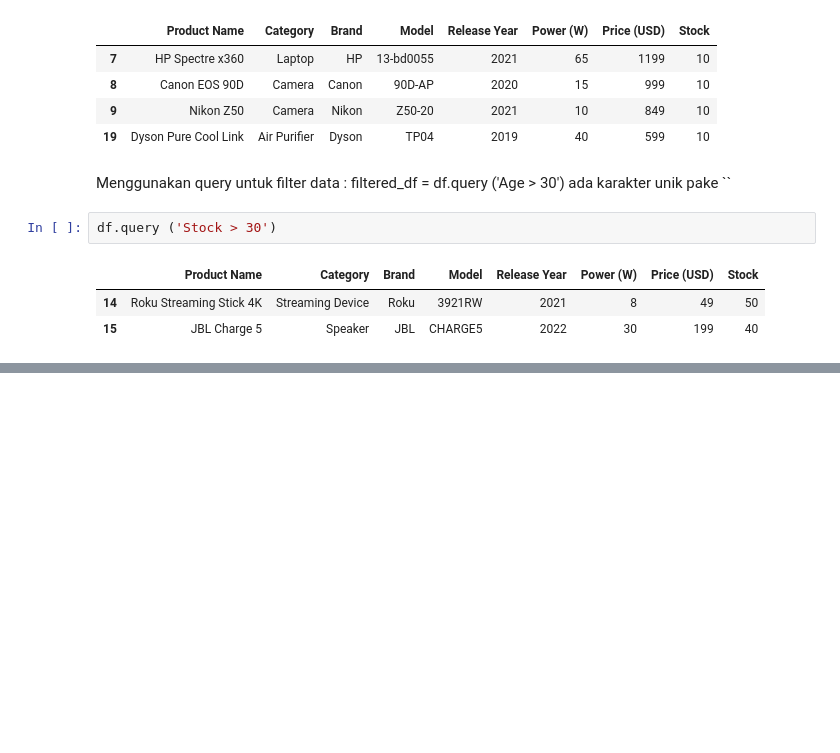
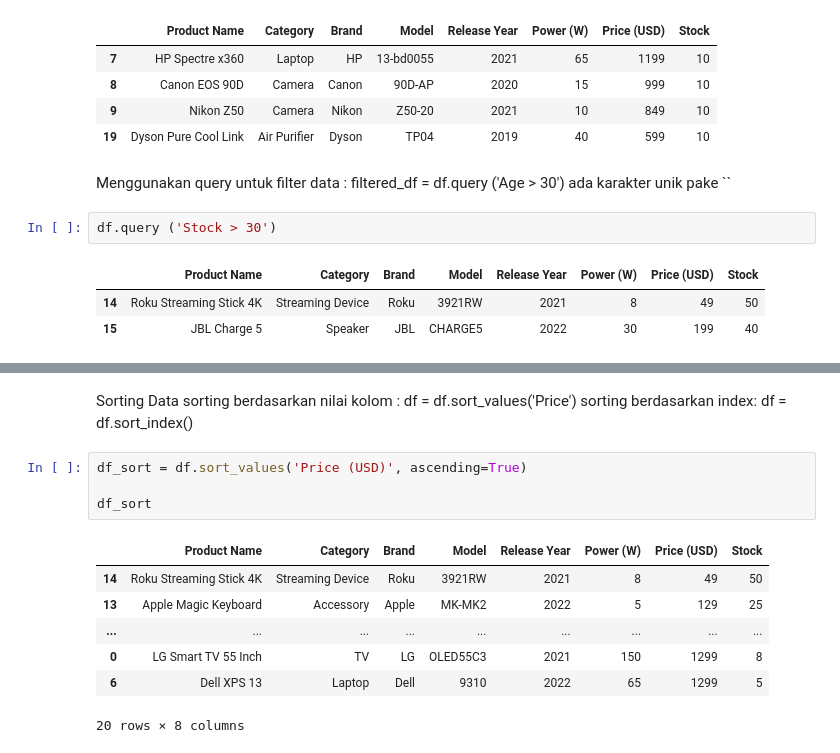
Before and after one commit to Dontbecode/-Bootcamp-Data-Analyst-, a Jupyter notebook: Pandas.ipynb, the cells around one changed output, grey strips where cells are left out. Drawn from its saved outputs; the diff is of its cells as text; blank space fills up the shorter version.

Commit message:
Sorting Data

```diff
--- a/Pandas.ipynb
+++ b/Pandas.ipynb
@@ -643,0 +701,18 @@ df.query ('Stock > 30')
+# %% [markdown]
+Sorting Data
+sorting berdasarkan nilai kolom :
+df = df.sort_values('Price')
+sorting berdasarkan index:
+df = df.sort_index()
+# %%
+df_sort = df.sort_values('Price (USD)', ascending=True)
+
+df_sort
+# %% [output]
+|  | Product Name | Category | Brand | Model | Release Year | Power (W) | Price (USD) | Stock |
+| 14 | Roku Streaming Stick 4K | Streaming Device | Roku | 3921RW | 2021 | 8 | 49 | 50 |
+| 13 | Apple Magic Keyboard | Accessory | Apple | MK-MK2 | 2022 | 5 | 129 | 25 |
+| ... | ... | ... | ... | ... | ... | ... | ... | ... |
+| 0 | LG Smart TV 55 Inch | TV | LG | OLED55C3 | 2021 | 150 | 1299 | 8 |
+| 6 | Dell XPS 13 | Laptop | Dell | 9310 | 2022 | 65 | 1299 | 5 |
+20 rows × 8 columns
```
Also changed, not shown: parts of 13 cells of this notebook, 1 other file.
